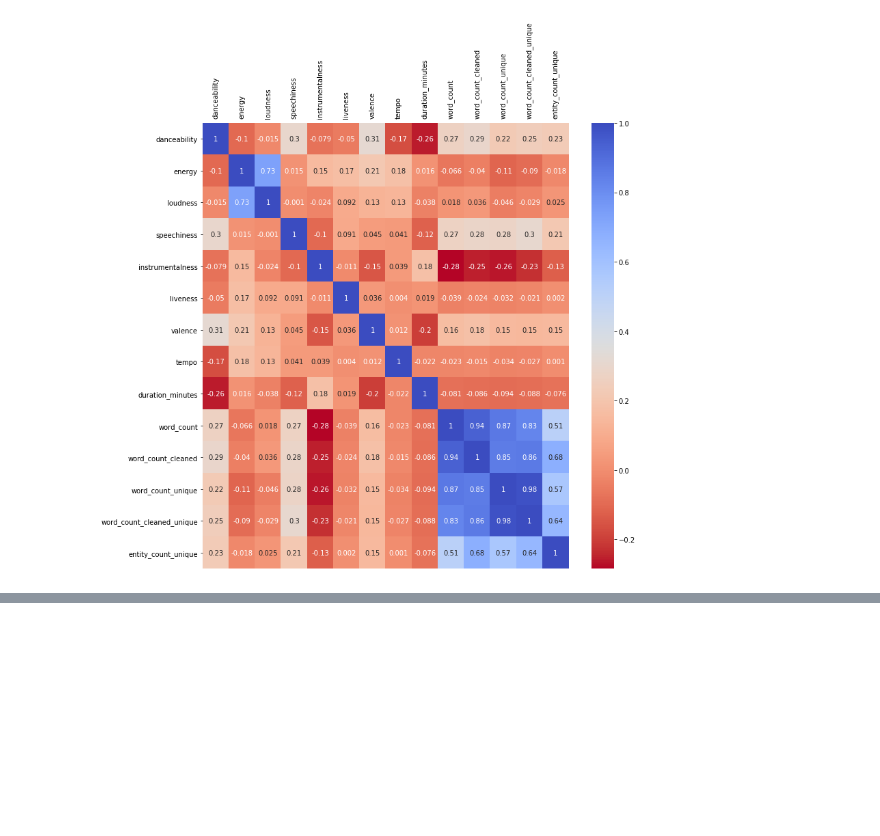
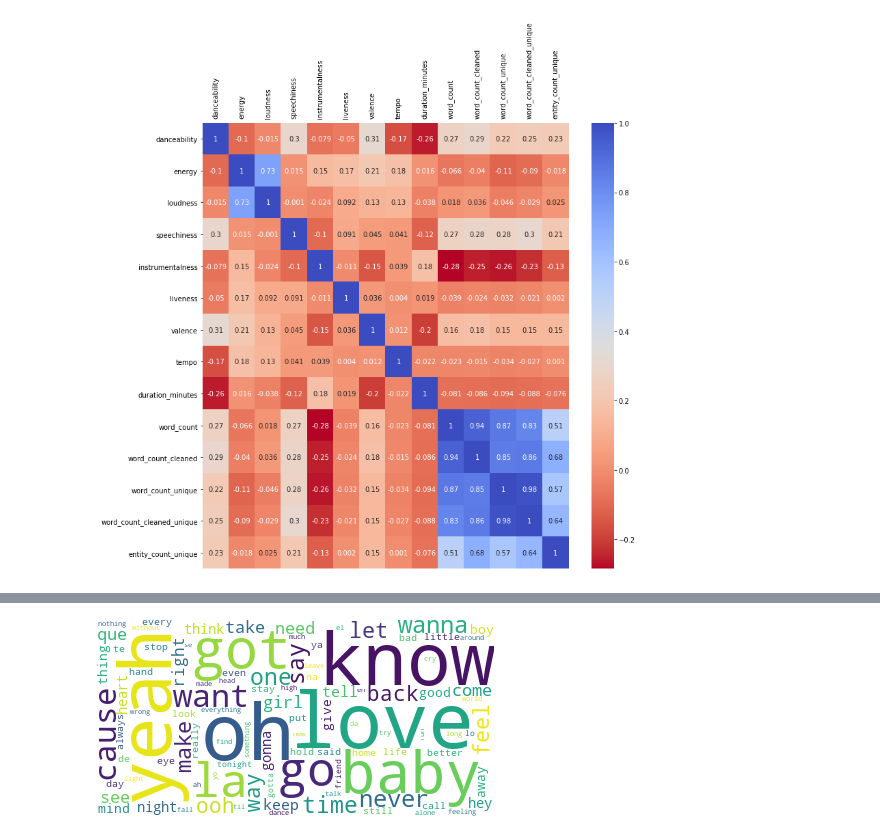
Before and after one commit to vsraja3/Springboard-Capstone-2, a Jupyter notebook: Capstone 2 - EDA & Statistical Analysis.ipynb, the cells around one changed output, grey strips where cells are left out. Drawn from its saved outputs; the diff is of its cells as text; code cells hidden in the pictures; blank space fills up the shorter version.

```diff
--- a/Capstone 2 - EDA & Statistical Analysis.ipynb
+++ b/Capstone 2 - EDA & Statistical Analysis.ipynb
@@ -243,0 +357,8 @@ plt.show()
+# %%
+# Generate a word cloud
+wordcloud.generate(pop_cloud)
+
+# Visualize the word cloud
+wordcloud.to_image()
+# %% [output]
+[figure, added]
```
Also changed, not shown: parts of 28 cells of this notebook.
